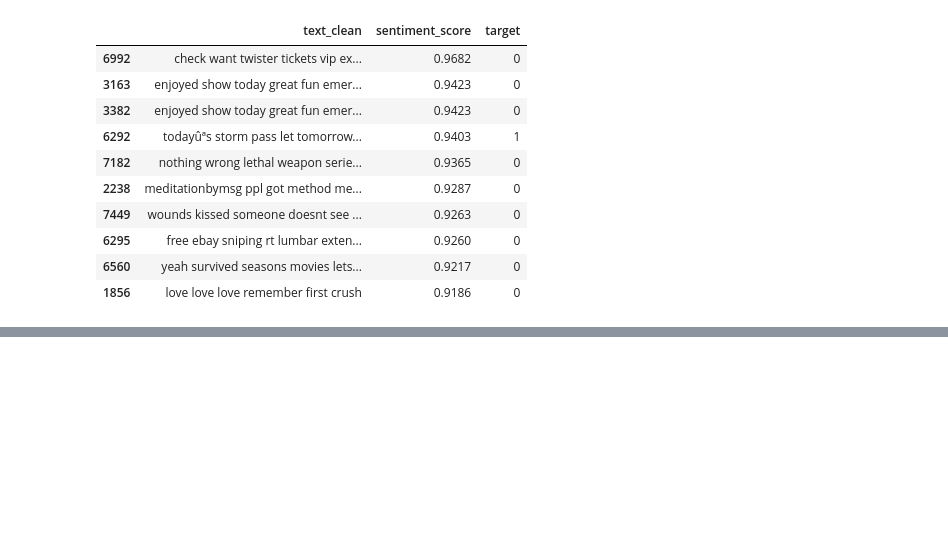
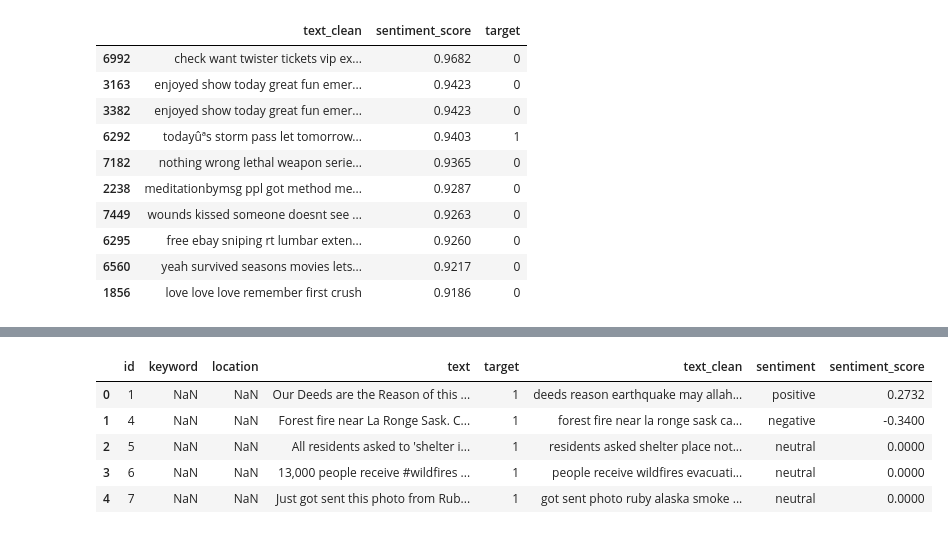
Before and after one commit to FranzCastillo/Sentiment-Analysis, a Jupyter notebook: src/ejercicio1.ipynb, the cells around one changed output, grey strips where cells are left out. Cells and saved outputs as stored; diff of their text form; code cells hidden in the pictures; blank space fills up the shorter version.

Commit message:
Positive and Negative Tweets

```diff
--- a/src/ejercicio1.ipynb
+++ b/src/ejercicio1.ipynb
@@ -251,0 +263,9 @@ top_positive_tweets[['text_clean', 'sentiment_score', 'target']]
+# %%
+df.head()
+# %% [output]
+|  | id | keyword | location | text | target | text_clean | sentiment | sentiment_score |
+| 0 | 1 | NaN | NaN | Our Deeds are the Reason of this ... | 1 | deeds reason earthquake may allah... | positive | 0.2732 |
+| 1 | 4 | NaN | NaN | Forest fire near La Ronge Sask. C... | 1 | forest fire near la ronge sask ca... | negative | -0.3400 |
+| 2 | 5 | NaN | NaN | All residents asked to 'shelter i... | 1 | residents asked shelter place not... | neutral | 0.0000 |
+| 3 | 6 | NaN | NaN | 13,000 people receive #wildfires ... | 1 | people receive wildfires evacuati... | neutral | 0.0000 |
+| 4 | 7 | NaN | NaN | Just got sent this photo from Rub... | 1 | got sent photo ruby alaska smoke ... | neutral | 0.0000 |
```
Also changed, not shown: parts of 2 cells of this notebook.
